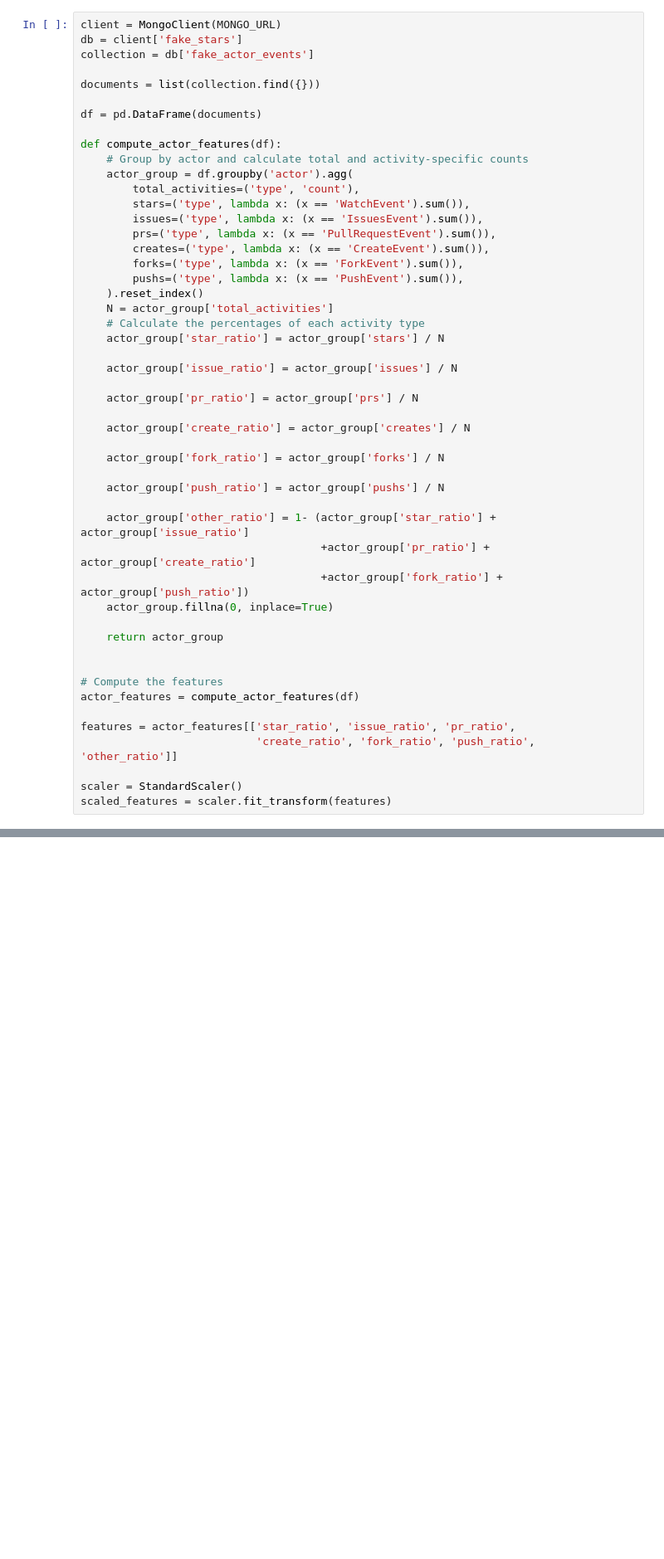
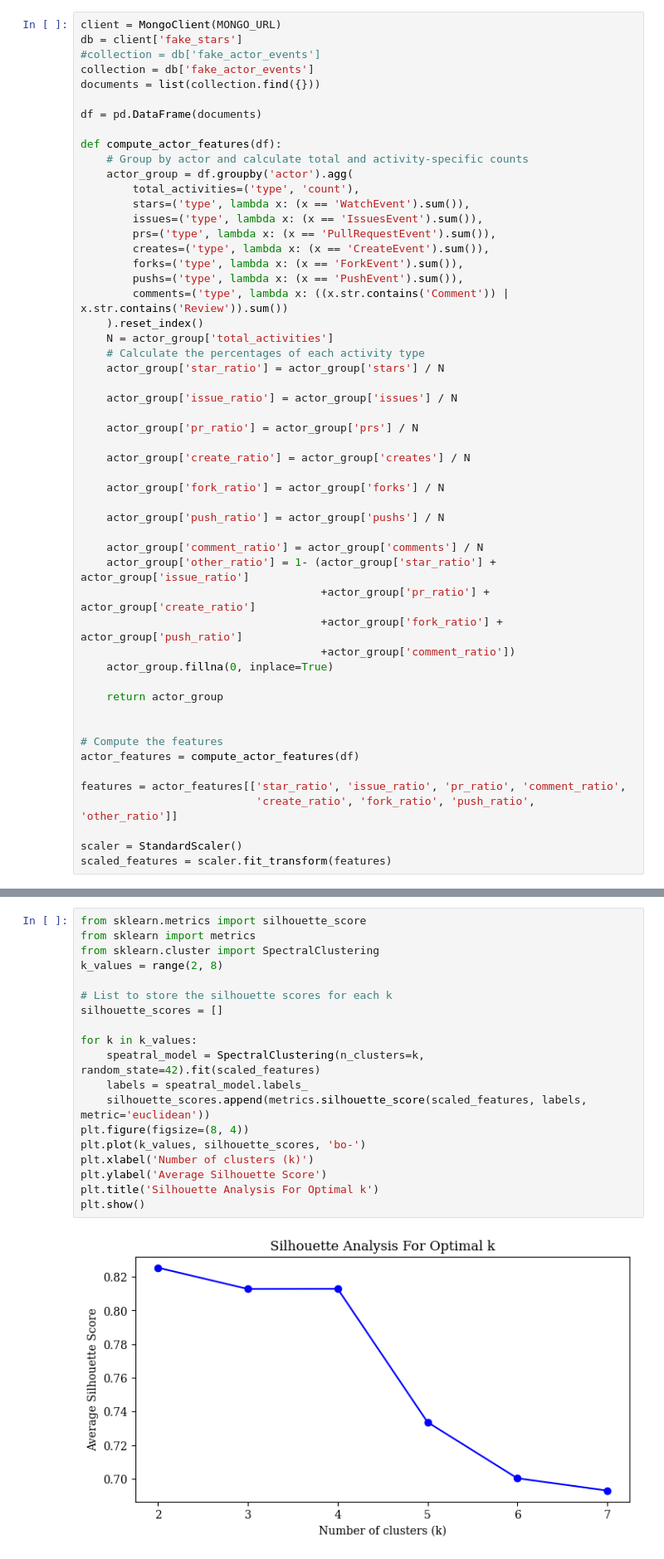
Before and after one commit to hehao98/StarScout, a Jupyter notebook: rq3-kmeans.ipynb, the cells around one changed output, grey strips where cells are left out. Shown at 83% size. Saved outputs shown, nothing was run; the diff lists cells and outputs as text; blank space fills up the shorter version.

```diff
--- a/rq3-kmeans.ipynb
+++ b/rq3-kmeans.ipynb
@@ -19,8 +19,8 @@ W, H = 6, 2.5
 # %%
 client = MongoClient(MONGO_URL)
 db = client['fake_stars']
+#collection = db['fake_actor_events']
 collection = db['fake_actor_events']
-
 documents = list(collection.find({}))
 
 df = pd.DataFrame(documents)
@@ -35,6 +35,7 @@ def compute_actor_features(df):
         creates=('type', lambda x: (x == 'CreateEvent').sum()),
         forks=('type', lambda x: (x == 'ForkEvent').sum()),
         pushs=('type', lambda x: (x == 'PushEvent').sum()),
+        comments=('type', lambda x: ((x.str.contains('Comment')) | x.str.contains('Review')).sum())
     ).reset_index()
     N = actor_group['total_activities']
     # Calculate the percentages of each activity type
@@ -50,9 +51,11 @@ def compute_actor_features(df):
 
     actor_group['push_ratio'] = actor_group['pushs'] / N
 
+    actor_group['comment_ratio'] = actor_group['comments'] / N
     actor_group['other_ratio'] = 1- (actor_group['star_ratio'] + actor_group['issue_ratio']
                                      +actor_group['pr_ratio'] + actor_group['create_ratio']
-                                     +actor_group['fork_ratio'] + actor_group['push_ratio'])
+                                     +actor_group['fork_ratio'] + actor_group['push_ratio']
+                                     +actor_group['comment_ratio'])
     actor_group.fillna(0, inplace=True)
 
     return actor_group
@@ -61,7 +64,7 @@ def compute_actor_features(df):
 # Compute the features
 actor_features = compute_actor_features(df)
 
-features = actor_features[['star_ratio', 'issue_ratio', 'pr_ratio',
+features = actor_features[['star_ratio', 'issue_ratio', 'pr_ratio', 'comment_ratio',
                            'create_ratio', 'fork_ratio', 'push_ratio', 'other_ratio']]
 
 scaler = StandardScaler()
@@ -90,4 +93,25 @@ plt.title('Silhouette Analysis For Optimal k')
 plt.show()
 # %% [output]
 [figure]
+# %%
+from sklearn.metrics import silhouette_score
+from sklearn import metrics
+from sklearn.cluster import SpectralClustering
+k_values = range(2, 8)
+
+# List to store the silhouette scores for each k
+silhouette_scores = []
+
+for k in k_values:
+    speatral_model = SpectralClustering(n_clusters=k, random_state=42).fit(scaled_features)
+    labels = speatral_model.labels_
+    silhouette_scores.append(metrics.silhouette_score(scaled_features, labels, metric='euclidean'))
+plt.figure(figsize=(8, 4))
+plt.plot(k_values, silhouette_scores, 'bo-')
+plt.xlabel('Number of clusters (k)')
+plt.ylabel('Average Silhouette Score')
+plt.title('Silhouette Analysis For Optimal k')
+plt.show()
+# %% [output]
+[figure, added]
 # %%
```
Also changed, not shown: parts of 5 cells of this notebook, 1 other file.
